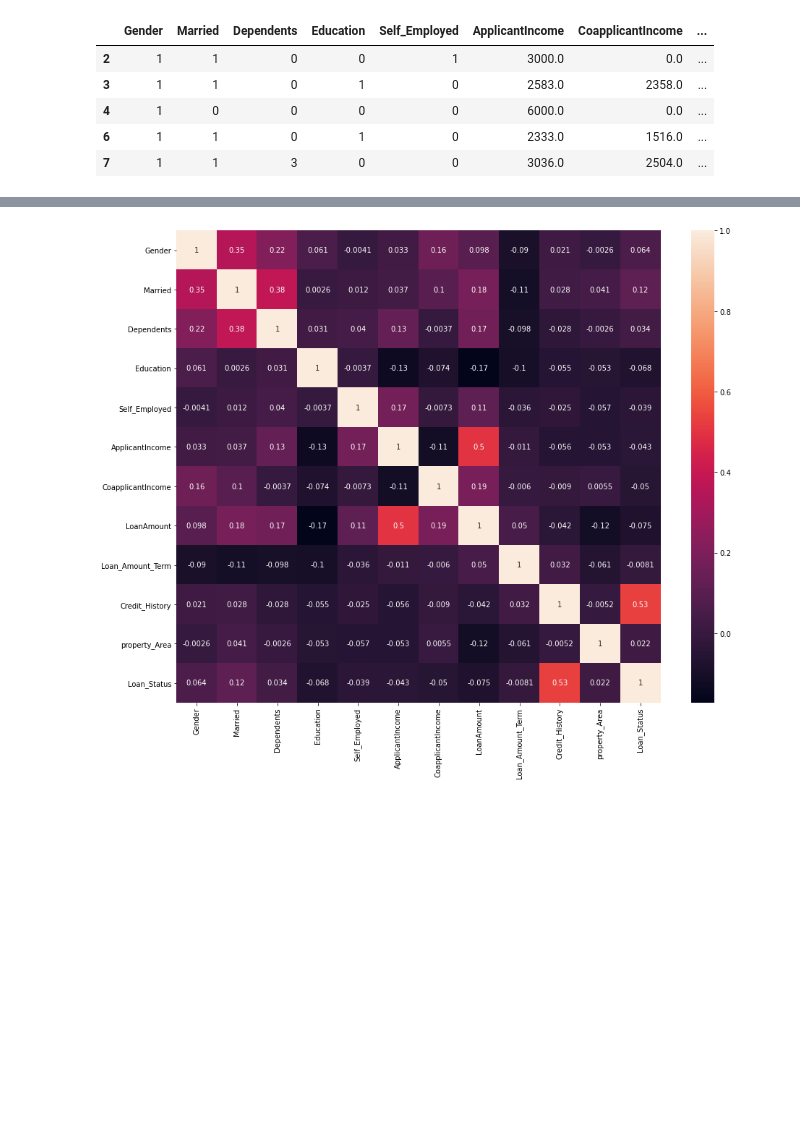
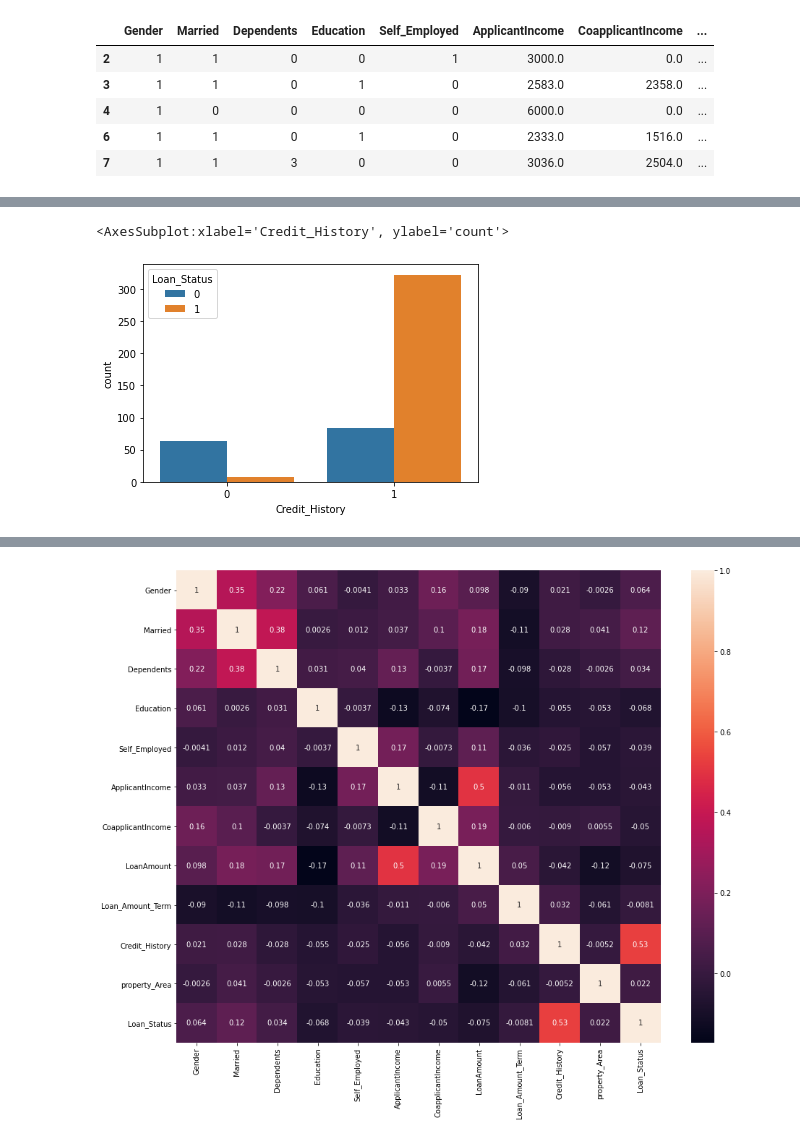
Before and after one commit to Gowri1997/codeclause_projects, a Jupyter notebook: load2.ipynb, the cells around one changed output, grey strips where cells are left out. Cells and saved outputs as stored; diff of their text form; code cells hidden in the pictures; blank space fills up the shorter version.

```diff
--- a/load2.ipynb
+++ b/load2.ipynb
@@ -172,0 +198,5 @@ loan_df2.head()
+# %%
+sn.countplot(x='Credit_History',hue='Loan_Status',data=loan_df2)
+# %% [output]
+<AxesSubplot:xlabel='Credit_History', ylabel='count'>
+[figure, added]
```
Also changed, not shown: parts of 50 cells of this notebook.
